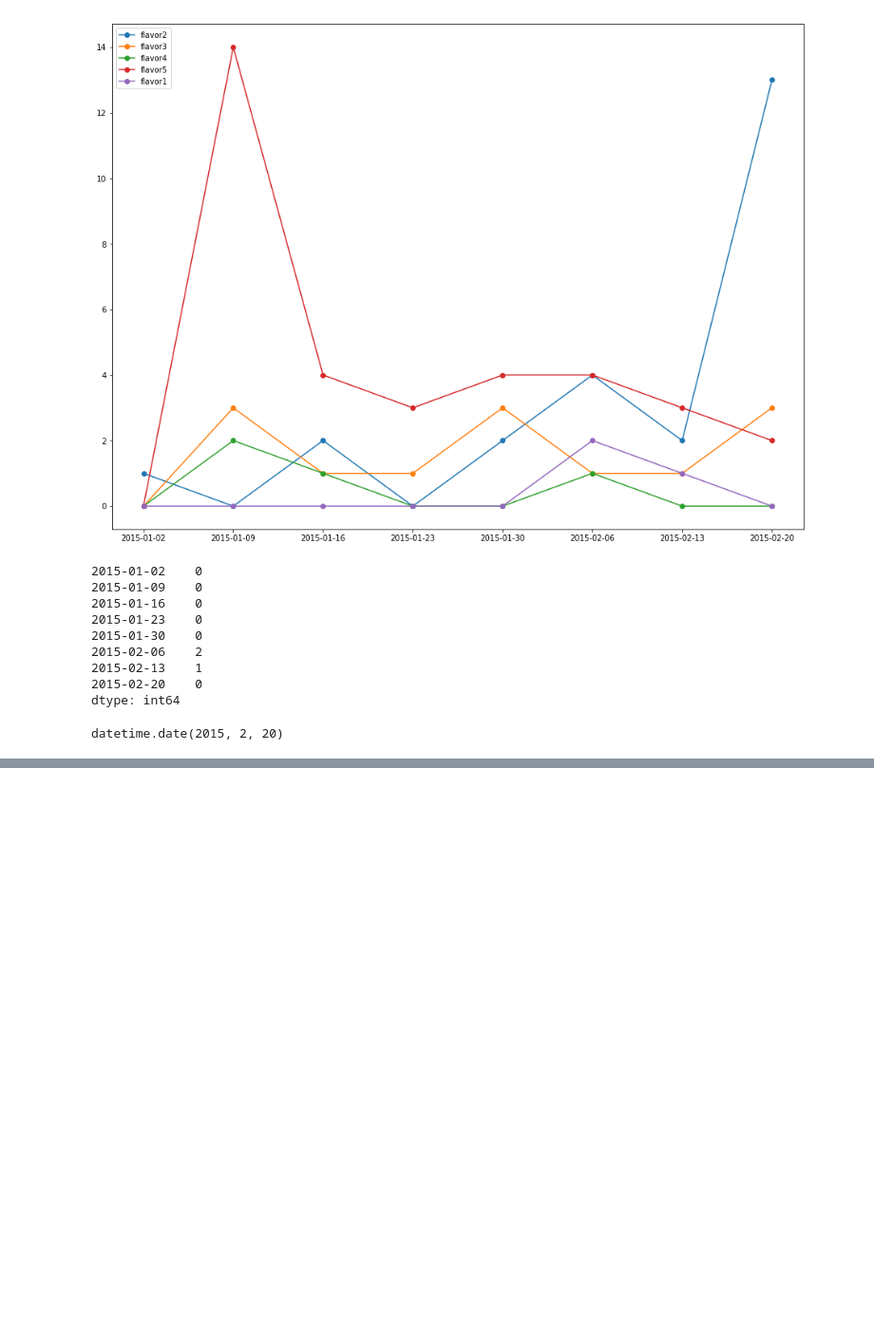
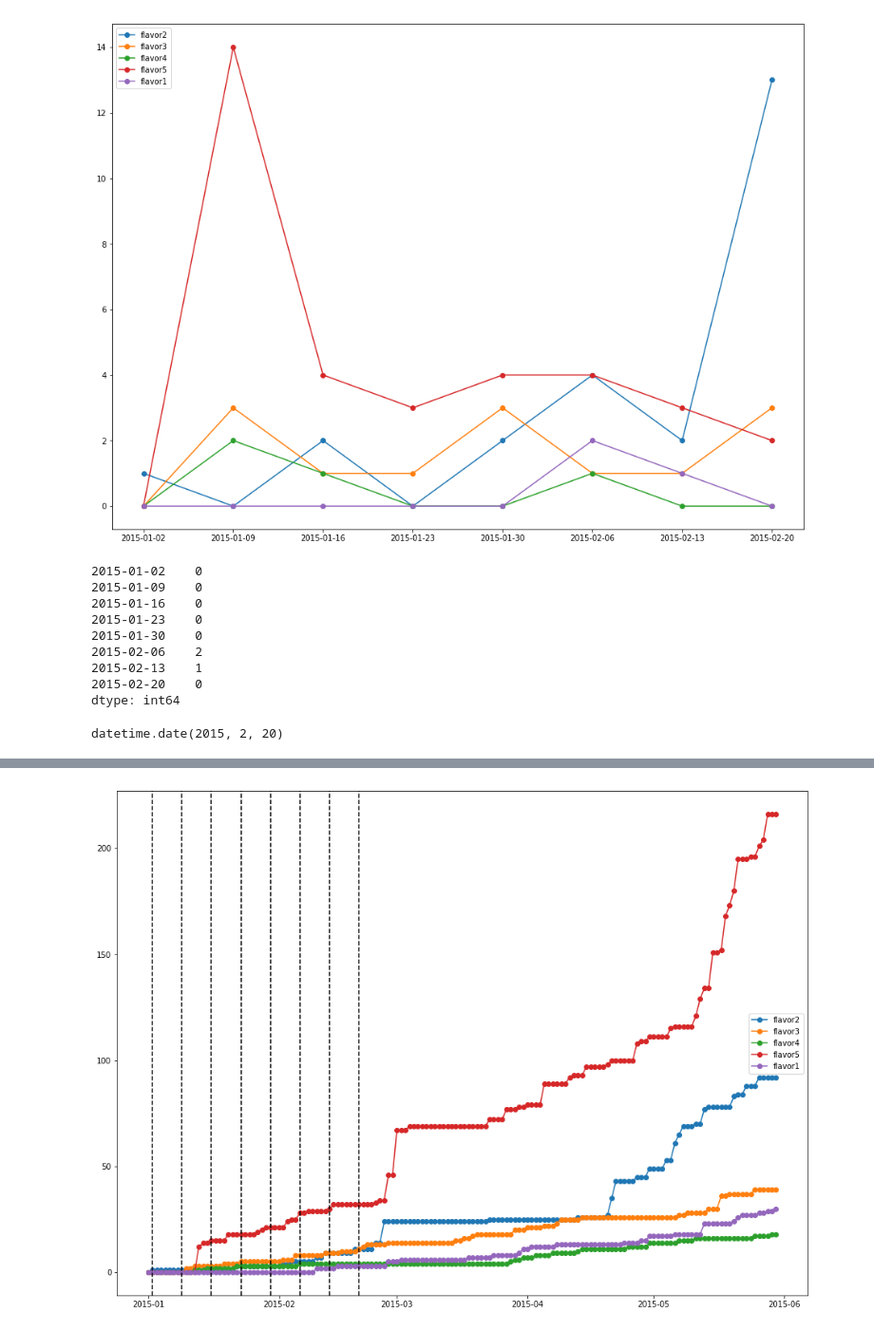
Before and after one commit to netcan/2018-HUAWEI-Codecraft, a Jupyter notebook: auxiliary/flavor_analysis.ipynb, the cells around one changed output, grey strips where cells are left out. Shown at 95% size. Cells and saved outputs as stored; diff of their text form; code cells hidden in the pictures; blank space fills up the shorter version.

```diff
--- a/auxiliary/flavor_analysis.ipynb
+++ b/auxiliary/flavor_analysis.ipynb
@@ -57,13 +63,15 @@ plt.legend()
 [figure]
 # %%
-plt.figure(figsize=(16, 12))
-for vm_name, flavor in flavors_complete.items():
-    if int(vm_name[6:]) in predict_vm:
-        plt.plot(flavor.index, flavor['cumsum'], 'o-', label=vm_name)
+def plot_per_vm_cumsum(flavors_complete):
+    plt.figure(figsize=(16, 12))
+    for vm_name, flavor in flavors_complete.items():
+        if int(vm_name[6:]) in predict_vm:
+            plt.plot(flavor.index, flavor['cumsum'], 'o-', label=vm_name)
 
-start_date = predict_date
-while start_date in flavor.index:
-    plt.axvline(x=start_date, color='k', linestyle='--')
-    start_date -= timedelta(days=during_days)
-plt.legend()
+    start_date = predict_date
+    while start_date in flavor.index:
+        plt.axvline(x=start_date, color='k', linestyle='--')
+        start_date -= timedelta(days=during_days)
+    plt.legend()
+plot_per_vm_cumsum(flavors_complete)
 # %% [output]
@@ -151,0 +170,4 @@ datetime.date(2015, 2, 20)
+# %%
+plot_per_vm_cumsum(cmb_flavors_complete)
+# %% [output]
+[figure, added]
```
Also changed, not shown: parts of 5 cells of this notebook, 10 other files.
